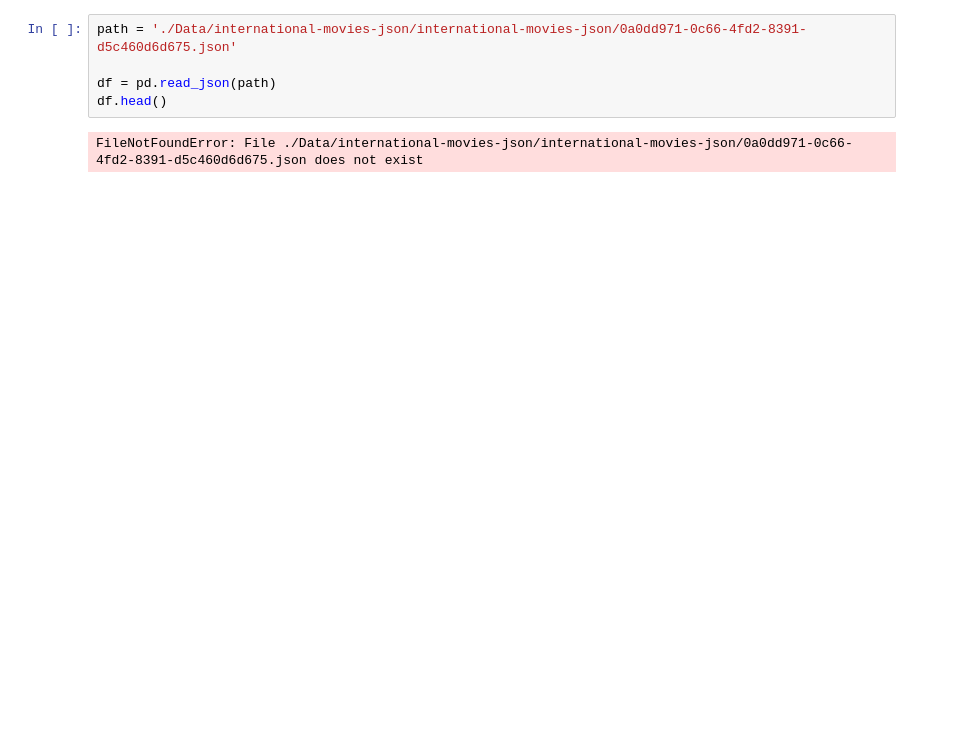
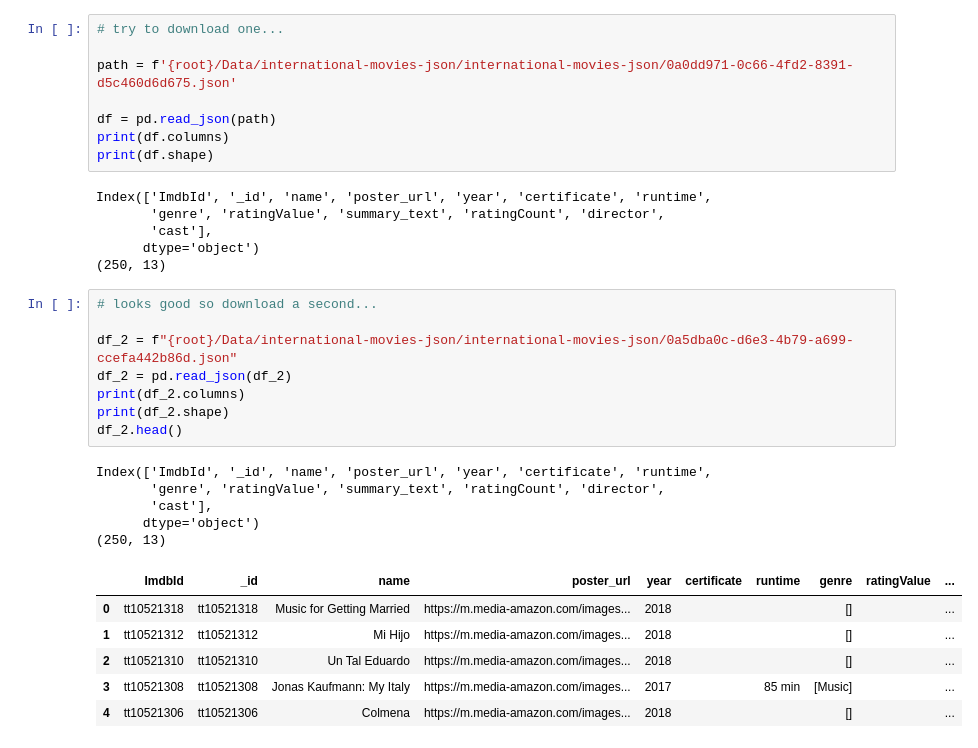
Before and after one commit to FWJK1/Pocs_Film_Project, a Jupyter notebook: Code/playground.ipynb, the cells around one changed output. Saved outputs shown, nothing was run; the diff lists cells and outputs as text; blank space fills up the shorter version.

Commit message:
got imdb and tropes into dataframes and imperfectly merged them

```diff
--- a/Code/playground.ipynb
+++ b/Code/playground.ipynb
@@ -3,7 +30,34 @@ import pandas as pd
 # %%
-path = './Data/international-movies-json/international-movies-json/0a0dd971-0c66-4fd2-8391-d5c460d6d675.json'
+# try to download one...
+
+path = f'{root}/Data/international-movies-json/international-movies-json/0a0dd971-0c66-4fd2-8391-d5c460d6d675.json'
 
 df = pd.read_json(path)
-df.head()
+print(df.columns)
+print(df.shape)
 # %% [output]
-FileNotFoundError: File ./Data/international-movies-json/international-movies-json/0a0dd971-0c66-4fd2-8391-d5c460d6d675.json does not exist
+Index(['ImdbId', '_id', 'name', 'poster_url', 'year', 'certificate', 'runtime',
+       'genre', 'ratingValue', 'summary_text', 'ratingCount', 'director',
+       'cast'],
+      dtype='object')
+(250, 13)
+# %%
+# looks good so download a second...
+
+df_2 = f"{root}/Data/international-movies-json/international-movies-json/0a5dba0c-d6e3-4b79-a699-ccefa442b86d.json"
+df_2 = pd.read_json(df_2)
+print(df_2.columns)
+print(df_2.shape)
+df_2.head()
+# %% [output]
+Index(['ImdbId', '_id', 'name', 'poster_url', 'year', 'certificate', 'runtime',
+       'genre', 'ratingValue', 'summary_text', 'ratingCount', 'director',
+       'cast'],
+      dtype='object')
+(250, 13)
+|  | ImdbId | _id | name | poster_url | year | certificate | runtime | genre | ratingValue | ... |
+| 0 | tt10521318 | tt10521318 | Music for Getting Married | https://m.media-amazon.com/images... | 2018 |  |  | [] |  | ... |
+| 1 | tt10521312 | tt10521312 | Mi Hijo | https://m.media-amazon.com/images... | 2018 |  |  | [] |  | ... |
+| 2 | tt10521310 | tt10521310 | Un Tal Eduardo | https://m.media-amazon.com/images... | 2018 |  |  | [] |  | ... |
+| 3 | tt10521308 | tt10521308 | Jonas Kaufmann: My Italy | https://m.media-amazon.com/images... | 2017 |  | 85 min | [Music] |  | ... |
+| 4 | tt10521306 | tt10521306 | Colmena | https://m.media-amazon.com/images... | 2018 |  |  | [] |  | ... |
```
Also changed, not shown: parts of 11 cells of this notebook, 3 other files.
